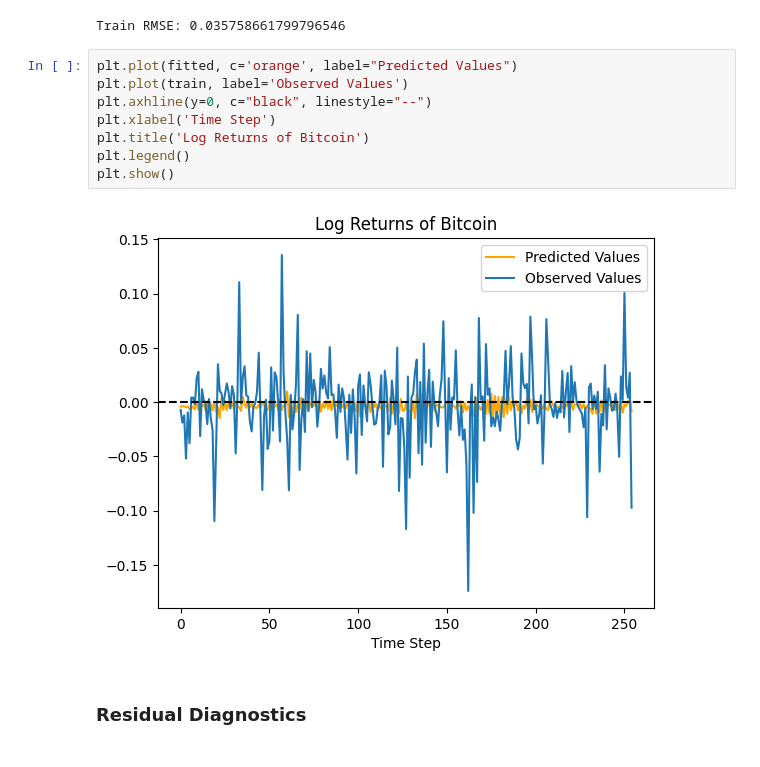
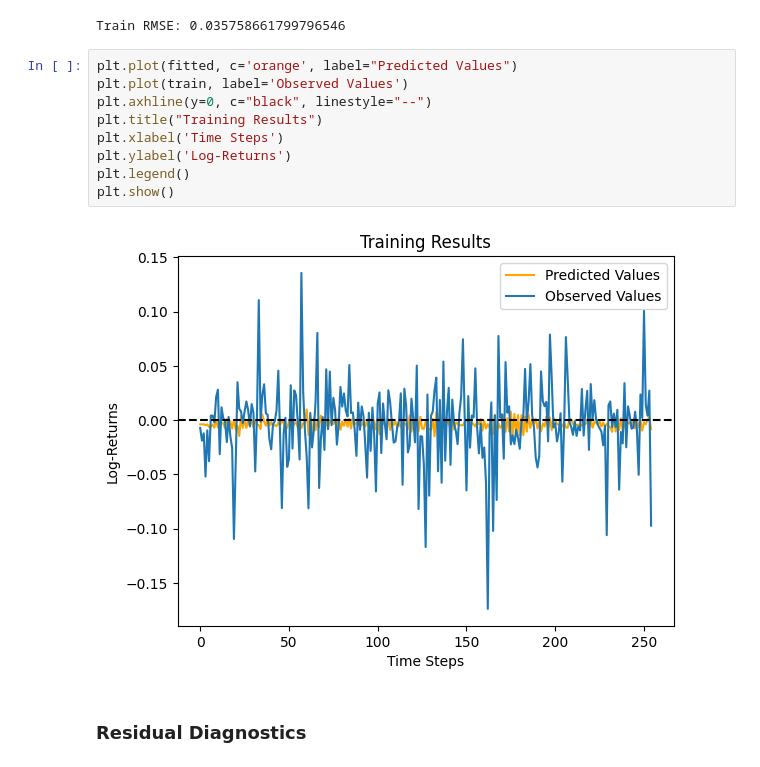
Before and after one commit to cferggie/Predicting-Bitcoin-Returns-with-Long-Short-Term-Memory-LSTM-Neural-Networks, a Jupyter notebook: ARIMA.ipynb, the cells around one changed output. Cells and saved outputs as stored; diff of their text form.

```diff
--- a/ARIMA.ipynb
+++ b/ARIMA.ipynb
@@ -146,13 +158,14 @@ Train RMSE: 0.035758661799796546
 # %%
 plt.plot(fitted, c='orange', label="Predicted Values")
 plt.plot(train, label='Observed Values')
 plt.axhline(y=0, c="black", linestyle="--")
-plt.xlabel('Time Step')
-plt.title('Log Returns of Bitcoin')
+plt.title("Training Results")
+plt.xlabel('Time Steps')
+plt.ylabel('Log-Returns')
 plt.legend()
 plt.show()
 # %% [output]
-[figure, old version]
+[figure, new version]
 # %% [markdown]
 ### Residual Diagnostics
 # %%
```
Also changed, not shown: parts of 5 cells of this notebook.
